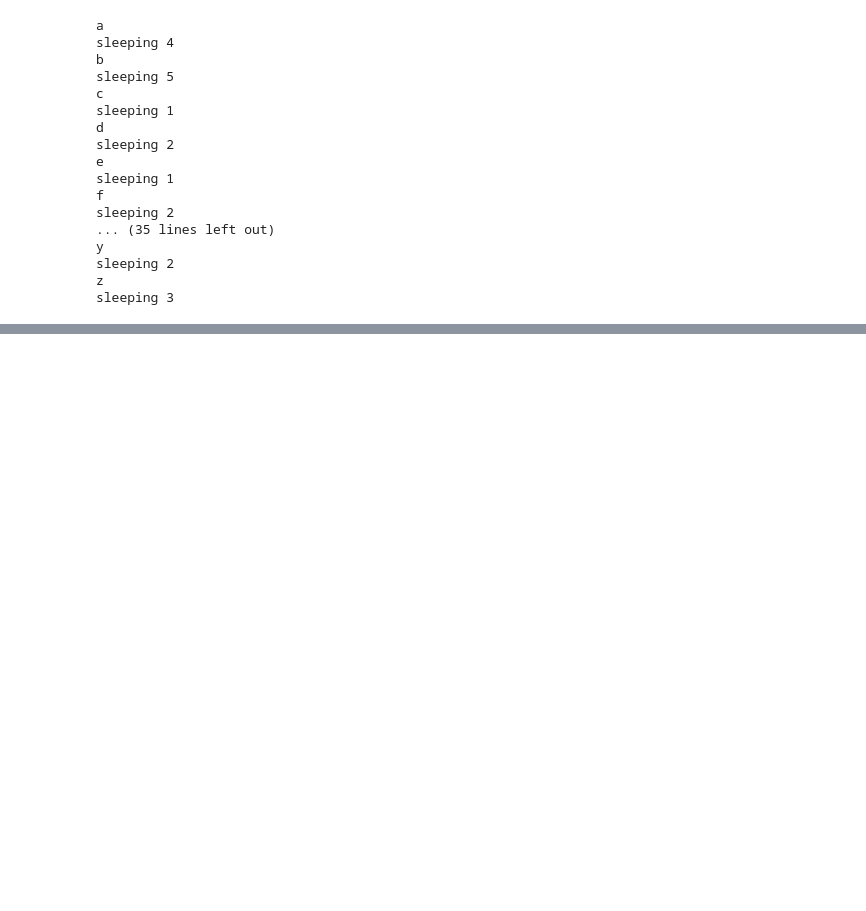
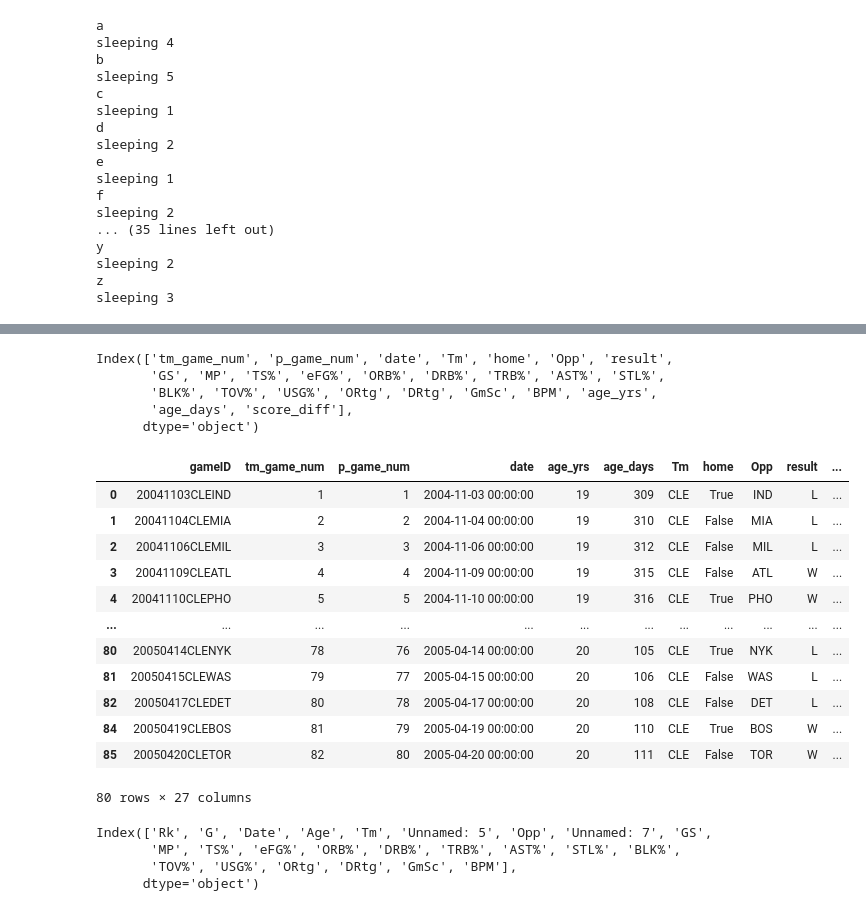
Before and after one commit to ericbackman/nba_data_scraper, a Jupyter notebook: player_game_log_scraping.ipynb, the cells around one changed output, grey strips where cells are left out. Drawn from its saved outputs; the diff is of its cells as text; code cells hidden in the pictures; blank space fills up the shorter version.

```diff
--- a/player_game_log_scraping.ipynb
+++ b/player_game_log_scraping.ipynb
@@ -376,0 +415,28 @@ start_post_2000
+# %%
+# TODO extract into player specific helpers/util
+
+def player_name_to_bbref_code(first, last):
+    if len(last) >= 5:
+        return "{}/{}{}01".format(last[:1], last[:5], first[:2]).lower()
+    else:
+        return "{}/{}{}01".format(last[:1], last, first[:2]).lower()
+# %%
+# TODO extract into player specific helpers/util
+
+
+def get_player_adv_season_games_log(first, last, season):
+    player_code = player_name_to_bbref_code(first, last)
+    url = f"https://www.basketball-reference.com/players/{player_code}/gamelog-advanced/{season}"
+    html = get_webpage_html(url)
+    soup = bs4.BeautifulSoup(html, 'html.parser')
+    table = soup.find(lambda tag: tag.name == 'table' and tag.has_attr('id') and tag['id'] == 'pgl_advanced')
+    df = pd.read_html(str(table))[0]
+    return df
+# %%
+df2.columns
+# %% [output]
+Index(['tm_game_num', 'p_game_num', 'date', 'Tm', 'home', 'Opp', 'result',
+       'GS', 'MP', 'TS%', 'eFG%', 'ORB%', 'DRB%', 'TRB%', 'AST%', 'STL%',
+       'BLK%', 'TOV%', 'USG%', 'ORtg', 'DRtg', 'GmSc', 'BPM', 'age_yrs',
+       'age_days', 'score_diff'],
+      dtype='object')
@@ -376,0 +472,29 @@ start_post_2000
+# %%
+first = "Lebron"
+last = "James"
+season = 2005
+
+df = get_player_adv_season_games_log(first, last, season)
+df = clean_player_adv_games_log(df)
+df
+# %% [output]
+|  | gameID | tm_game_num | p_game_num | date | age_yrs | age_days | Tm | home | Opp | result | ... |
+| 0 | 20041103CLEIND | 1 | 1 | 2004-11-03 00:00:00 | 19 | 309 | CLE | True | IND | L | ... |
+| 1 | 20041104CLEMIA | 2 | 2 | 2004-11-04 00:00:00 | 19 | 310 | CLE | False | MIA | L | ... |
+| 2 | 20041106CLEMIL | 3 | 3 | 2004-11-06 00:00:00 | 19 | 312 | CLE | False | MIL | L | ... |
+| 3 | 20041109CLEATL | 4 | 4 | 2004-11-09 00:00:00 | 19 | 315 | CLE | False | ATL | W | ... |
+| 4 | 20041110CLEPHO | 5 | 5 | 2004-11-10 00:00:00 | 19 | 316 | CLE | True | PHO | W | ... |
+| ... | ... | ... | ... | ... | ... | ... | ... | ... | ... | ... | ... |
+| 80 | 20050414CLENYK | 78 | 76 | 2005-04-14 00:00:00 | 20 | 105 | CLE | True | NYK | L | ... |
+| 81 | 20050415CLEWAS | 79 | 77 | 2005-04-15 00:00:00 | 20 | 106 | CLE | False | WAS | L | ... |
+| 82 | 20050417CLEDET | 80 | 78 | 2005-04-17 00:00:00 | 20 | 108 | CLE | False | DET | L | ... |
+| 84 | 20050419CLEBOS | 81 | 79 | 2005-04-19 00:00:00 | 20 | 110 | CLE | True | BOS | W | ... |
+| 85 | 20050420CLETOR | 82 | 80 | 2005-04-20 00:00:00 | 20 | 111 | CLE | False | TOR | W | ... |
+80 rows × 27 columns
+# %%
+df.columns
+# %% [output]
+Index(['Rk', 'G', 'Date', 'Age', 'Tm', 'Unnamed: 5', 'Opp', 'Unnamed: 7', 'GS',
+       'MP', 'TS%', 'eFG%', 'ORB%', 'DRB%', 'TRB%', 'AST%', 'STL%', 'BLK%',
+       'TOV%', 'USG%', 'ORtg', 'DRtg', 'GmSc', 'BPM'],
+      dtype='object')
```
Also changed, not shown: parts of 27 cells of this notebook, 1 other file.
